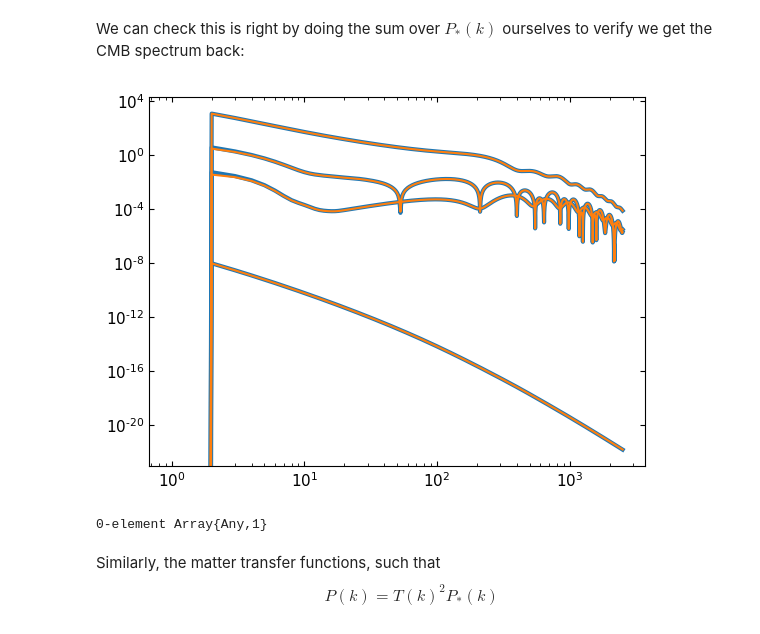
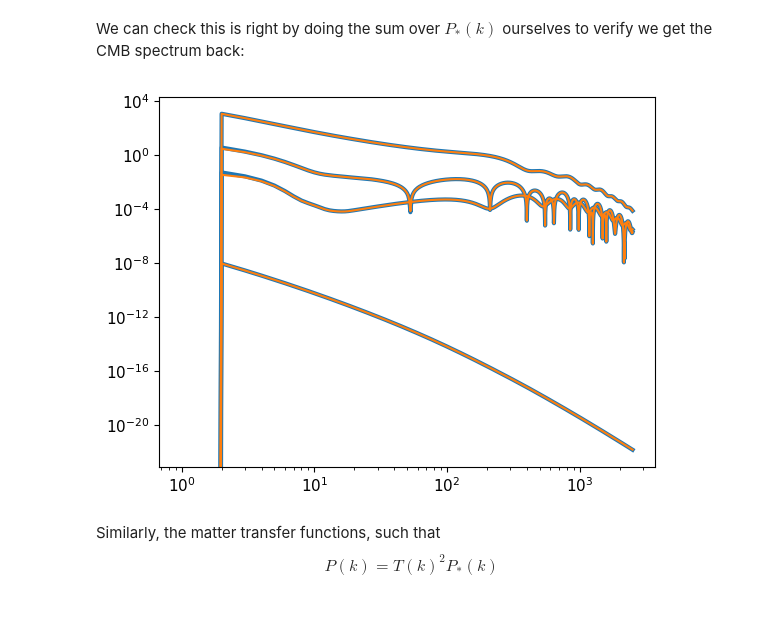
Before and after one commit to marius311/mpk_compilation, a Jupyter notebook: shared/tegfig.ipynb, the cells around one changed output. Saved outputs shown, nothing was run; the diff lists cells and outputs as text; code cells hidden in the pictures.

```diff
--- a/shared/tegfig.ipynb
+++ b/shared/tegfig.ipynb
@@ -48,24 +54,24 @@ const c = 299792.458 #in km/s
 # %% [markdown]
 Here we call CAMB to compute the CMB and matter transfer functions. Note we're computing them at every $\ell$ and at somewhat higher accuracy than normal, so this step may take a few minutes.
 # %%
-z = collect(linspace(0,3.5,150));
+z = z_CMB = collect(range(0,3.5,length=150));
 # %%
 p = camb.set_params(
     As=Aₛ, ns=nₛ, H0=H₀, ombh2=ωb, omch2=ωc, tau=τ, mnu=Σmν,
     pivot_scalar=kₚ, AccuracyBoost=2, lSampleBoost=50, TCMB=T₀, redshifts=z, k_eta_fac=10, lmax=2600
 )
 r = camb.get_results(p)
-t = r[:get_cmb_transfer_data]()
-mt = r[:get_matter_transfer_data]();
+t = r.get_cmb_transfer_data()
+mt = r.get_matter_transfer_data();
 # %% [output]
 WARNING:root:accuracy parameters are changed globally, not yet per parameter set
 # %%
-ℓ = 1:2508
+ℓ = ℓ_CMB = 1:2508
 toCℓ = @. 1/(ℓ*(ℓ+1)/(2π))
-CℓTT = @. 1e12*T₀^2 * r[:get_unlensed_scalar_cls](2508)[2:end,1] * toCℓ
-CℓEE = @. 1e12*T₀^2 * r[:get_unlensed_scalar_cls](2508)[2:end,2] * toCℓ
-CℓTE = @. 1e12*T₀^2 * r[:get_unlensed_scalar_cls](2508)[2:end,4] * toCℓ
-Cℓϕϕ = @. r[:get_lens_potential_cls](2508)[2:end,1] / ((ℓ*(ℓ+1))^2/(2π));
+CℓTT = @. 1e12*T₀^2 * r.get_unlensed_scalar_cls(2508)[2:end,1] * toCℓ
+CℓEE = @. 1e12*T₀^2 * r.get_unlensed_scalar_cls(2508)[2:end,2] * toCℓ
+CℓTE = @. 1e12*T₀^2 * r.get_unlensed_scalar_cls(2508)[2:end,4] * toCℓ
+Cℓϕϕ = @. r.get_lens_potential_cls(2508)[2:end,1] / ((ℓ*(ℓ+1))^2/(2π));
 # %% [markdown]
 Next, take the output from CAMB and put it in our matrix `Wkℓ` $\equiv W_\ell(k)$
 
@@ -75,39 +81,36 @@ $$
 
 where $P_*(k)$ is the primordial power spectrum.
 # %%
-k = t[:q]
+k = k_CMB = t.q
 dlnk = diff(log.(k))
 dlnk = [dlnk[1]; dlnk];
 
-WkℓTT = @. 4*pi*1e12*T₀^2 * t[:delta_p_l_k][1,:,:]^2
+WkℓTT = @. 4*pi*1e12*T₀^2 * t.delta_p_l_k[1,:,:]^2
 WkℓTT = [zeros(length(k))'; WkℓTT][ℓ,:];
 
-WkℓEE = @. 4*pi*1e12*T₀^2 * t[:delta_p_l_k][2,:,:]^2
+WkℓEE = @. 4*pi*1e12*T₀^2 * t.delta_p_l_k[2,:,:]^2
 WkℓEE = [zeros(length(k))'; WkℓEE][ℓ,:] .* (ℓ.*(ℓ.+1)).^2;
 
-WkℓTE = @. 4*pi*1e12*T₀^2 * t[:delta_p_l_k][1,:,:] .* t[:delta_p_l_k][2,:,:]
+WkℓTE = @. 4*pi*1e12*T₀^2 * t.delta_p_l_k[1,:,:] .* t.delta_p_l_k[2,:,:]
 WkℓTE = [zeros(length(k))'; WkℓTE][ℓ,:] .* (ℓ.*(ℓ.+1));
 
-Wkℓϕϕ = @. 4*pi * t[:delta_p_l_k][3,:,:]^2
+Wkℓϕϕ = @. 4*pi * t.delta_p_l_k[3,:,:]^2
 Wkℓϕϕ = [zeros(length(k))'; Wkℓϕϕ][ℓ,:];
 # %% [markdown]
 We can check this is right by doing the sum over $P_*(k)$ ourselves to verify we get the CMB spectrum back:
 # %%
-plot(ℓ,      WkℓTT * (Aₛ*(k/kₚ).^(nₛ-1) .* dlnk),  lw=3, c="C0")
-plot(ℓ,      WkℓEE * (Aₛ*(k/kₚ).^(nₛ-1) .* dlnk),  lw=3, c="C0")
-plot(ℓ, abs.(WkℓTE * (Aₛ*(k/kₚ).^(nₛ-1) .* dlnk)), lw=3, c="C0")
-plot(ℓ,      Wkℓϕϕ * (Aₛ*(k/kₚ).^(nₛ-1) .* dlnk),  lw=3, c="C0")
+loglog(ℓ,      WkℓTT * (Aₛ*(k/kₚ).^(nₛ-1) .* dlnk),  lw=3, c="C0")
+loglog(ℓ,      WkℓEE * (Aₛ*(k/kₚ).^(nₛ-1) .* dlnk),  lw=3, c="C0")
+loglog(ℓ, abs.(WkℓTE * (Aₛ*(k/kₚ).^(nₛ-1) .* dlnk)), lw=3, c="C0")
+loglog(ℓ,      Wkℓϕϕ * (Aₛ*(k/kₚ).^(nₛ-1) .* dlnk),  lw=3, c="C0")
 
 
-plot(ℓ,      CℓTT,  c="C1")
-plot(ℓ,      CℓEE,  c="C1")
-plot(ℓ, abs.(CℓTE), c="C1")
-plot(ℓ,      Cℓϕϕ,  c="C1")
-
-loglog()
+loglog(ℓ,      CℓTT,  c="C1")
+loglog(ℓ,      CℓEE,  c="C1")
+loglog(ℓ, abs.(CℓTE), c="C1")
+loglog(ℓ,      Cℓϕϕ,  c="C1");
 # %% [output]
-[figure, old version]
+[figure, new version]
-0-element Array{Any,1}
 # %% [markdown]
 Similarly, the matter transfer functions, such that
 $$P(k) = T(k)^2 P_*(k)$$
```
Also changed, not shown: parts of 65 cells of this notebook, 4 other files.
